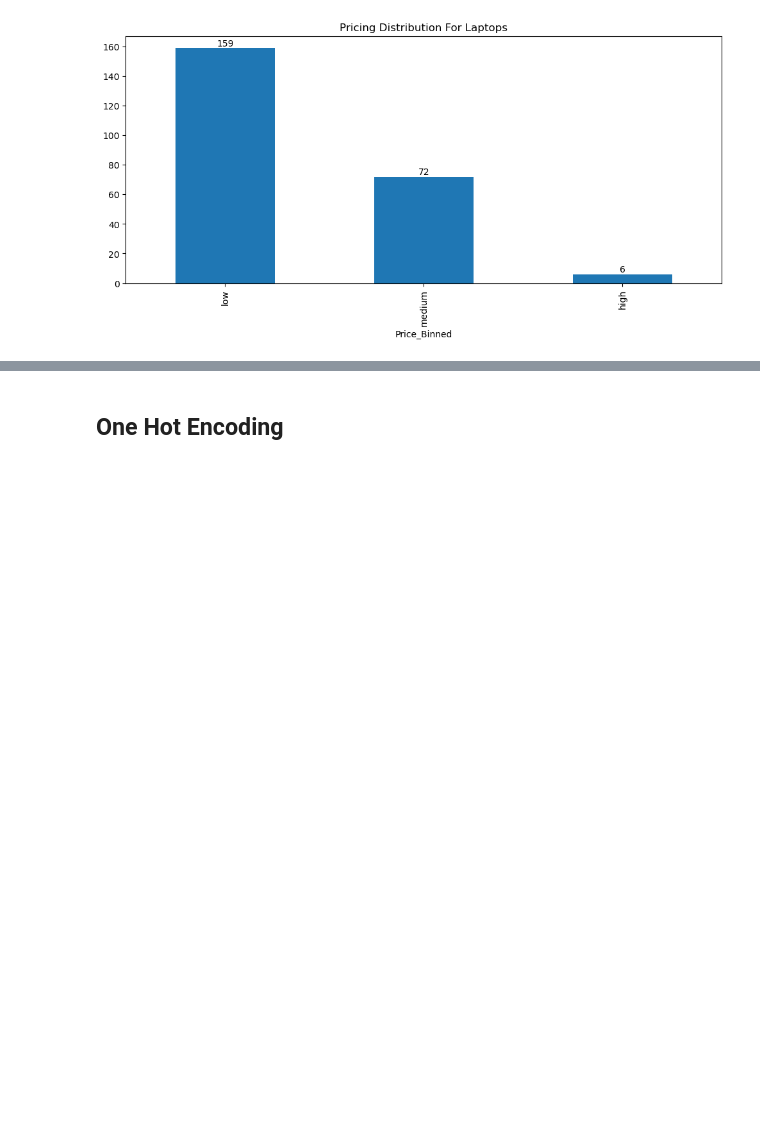
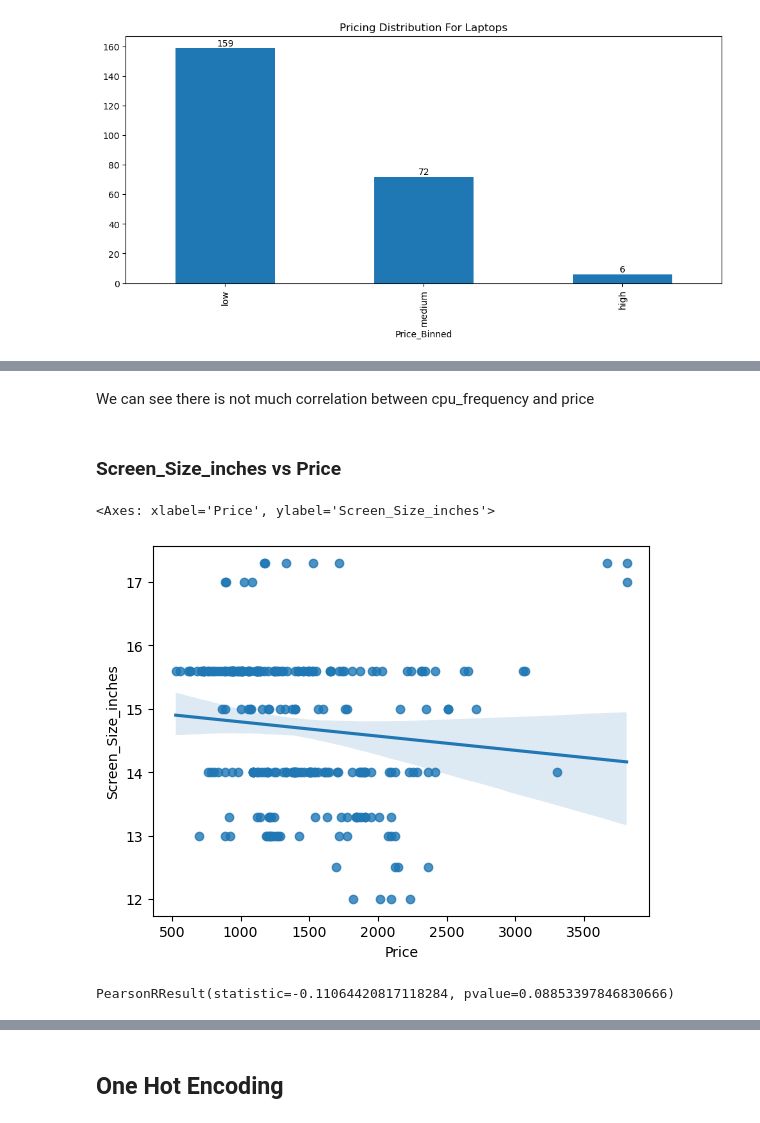
Before and after one commit to vythrey/eda_with_python_laptop_pricing, a Jupyter notebook: eda_with_python_laptop_pricing.ipynb, the cells around one changed output, grey strips where cells are left out. Saved outputs shown, nothing was run; the diff lists cells and outputs as text; code cells hidden in the pictures; blank space fills up the shorter version.

```diff
--- a/eda_with_python_laptop_pricing.ipynb
+++ b/eda_with_python_laptop_pricing.ipynb
@@ -409,0 +447,13 @@ graph_for_Price_Binned.bar_label(graph_for_Price_Binned.containers[0], label_typ
+# %% [markdown]
+We can see there is not much correlation between cpu_frequency and price
+# %% [markdown]
+### Screen_Size_inches vs Price
+# %%
+sns.regplot(x= "Price", y="Screen_Size_inches", data = laptop_pricing)
+# %% [output]
+<Axes: xlabel='Price', ylabel='Screen_Size_inches'>
+[figure, added]
+# %%
+stats.pearsonr(laptop_pricing["Screen_Size_inches"],laptop_pricing["Price"])
+# %% [output]
+PearsonRResult(statistic=-0.11064420817118284, pvalue=0.08853397846830666)
```
Also changed, not shown: parts of 49 cells of this notebook, 1 other file.
